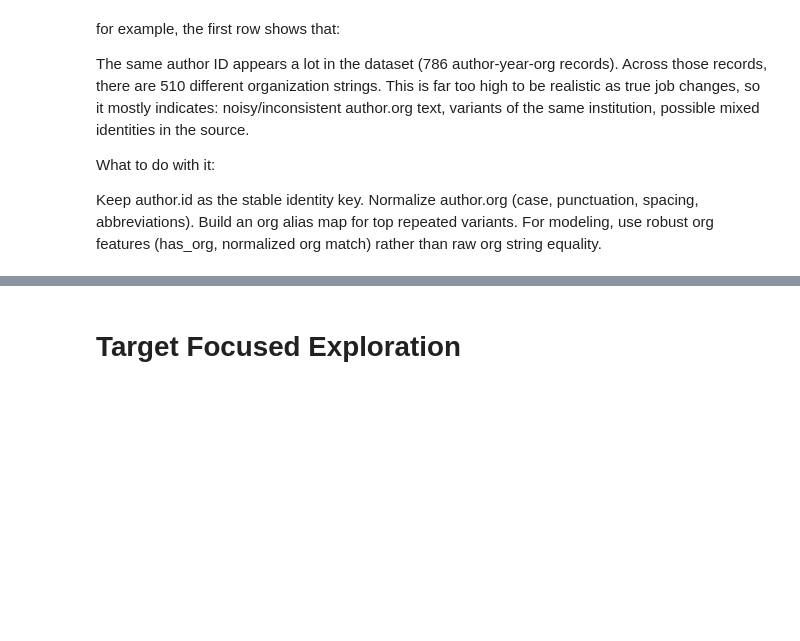
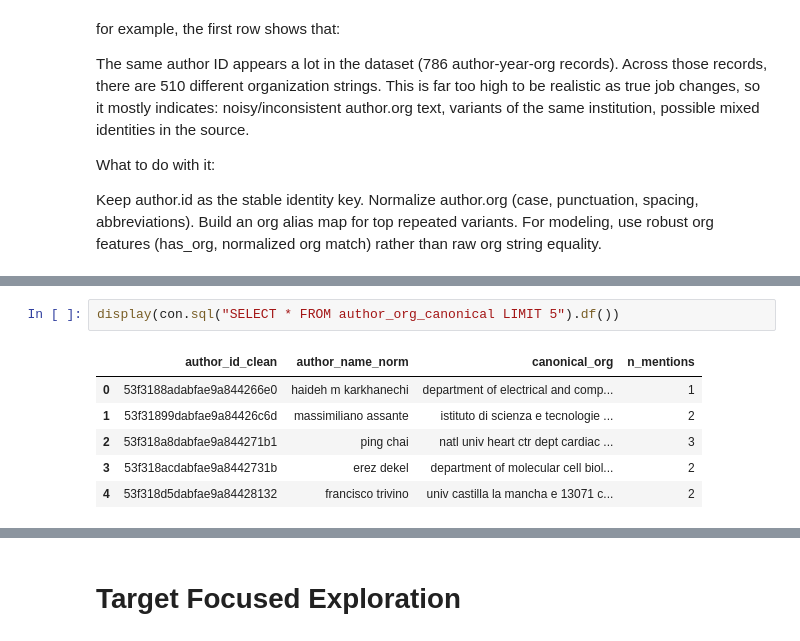
Before and after one commit to ManuCa93/data_project_3, a Jupyter notebook: notebook.ipynb, the cells around one changed output, grey strips where cells are left out. Saved outputs shown, nothing was run; the diff lists cells and outputs as text; blank space fills up the shorter version.

```diff
--- a/notebook.ipynb
+++ b/notebook.ipynb
@@ -635,0 +697,9 @@ Keep author.id as the stable identity key. Normalize author.org (case, punctuati
+# %%
+display(con.sql("SELECT * FROM author_org_canonical LIMIT 5").df())
+# %% [output]
+|  | author_id_clean | author_name_norm | canonical_org | n_mentions |
+| 0 | 53f3188adabfae9a844266e0 | haideh m karkhanechi | department of electrical and comp... | 1 |
+| 1 | 53f31899dabfae9a84426c6d | massimiliano assante | istituto di scienza e tecnologie ... | 2 |
+| 2 | 53f318a8dabfae9a844271b1 | ping chai | natl univ heart ctr dept cardiac ... | 3 |
+| 3 | 53f318acdabfae9a8442731b | erez dekel | department of molecular cell biol... | 2 |
+| 4 | 53f318d5dabfae9a84428132 | francisco trivino | univ castilla la mancha e 13071 c... | 2 |
```
Also changed, not shown: parts of 10 cells of this notebook.
